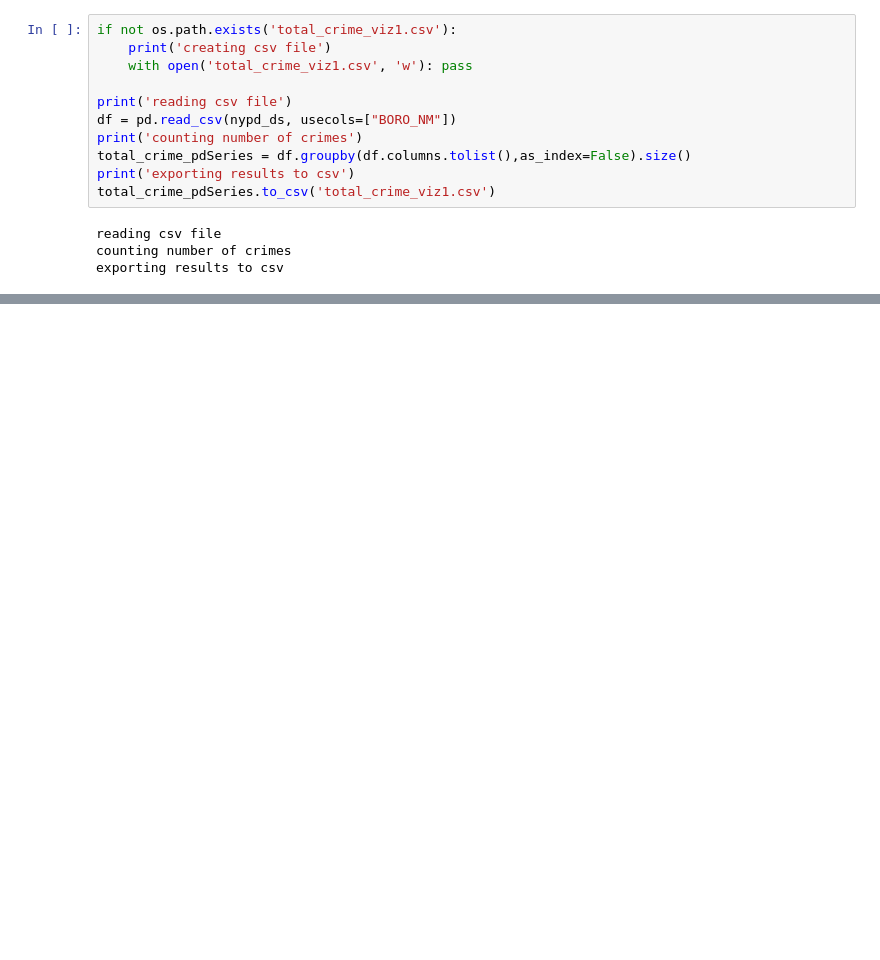
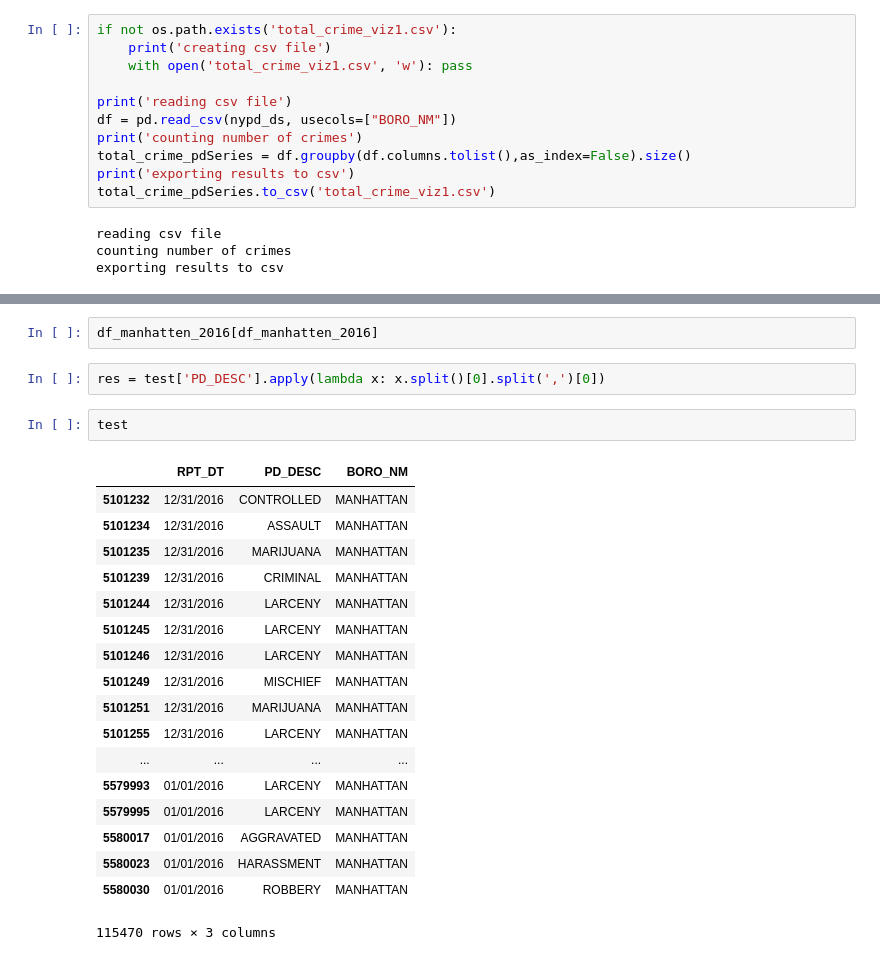
Before and after one commit to Opstrup/02806-social-data-analysis-and-vis, a Jupyter notebook: week-5/nypd_preprocessing.ipynb, the cells around one changed output, grey strips where cells are left out. Saved outputs shown, nothing was run; the diff lists cells and outputs as text; blank space fills up the shorter version.

```diff
--- a/week-5/nypd_preprocessing.ipynb
+++ b/week-5/nypd_preprocessing.ipynb
@@ -61,0 +103,25 @@ exporting results to csv
+# %%
+df_manhatten_2016[df_manhatten_2016]
+# %%
+res = test['PD_DESC'].apply(lambda x: x.split()[0].split(',')[0])
+# %%
+test
+# %% [output]
+|  | RPT_DT | PD_DESC | BORO_NM |
+| 5101232 | 12/31/2016 | CONTROLLED | MANHATTAN |
+| 5101234 | 12/31/2016 | ASSAULT | MANHATTAN |
+| 5101235 | 12/31/2016 | MARIJUANA | MANHATTAN |
+| 5101239 | 12/31/2016 | CRIMINAL | MANHATTAN |
+| 5101244 | 12/31/2016 | LARCENY | MANHATTAN |
+| 5101245 | 12/31/2016 | LARCENY | MANHATTAN |
+| 5101246 | 12/31/2016 | LARCENY | MANHATTAN |
+| 5101249 | 12/31/2016 | MISCHIEF | MANHATTAN |
+| 5101251 | 12/31/2016 | MARIJUANA | MANHATTAN |
+| 5101255 | 12/31/2016 | LARCENY | MANHATTAN |
+| ... | ... | ... | ... |
+| 5579993 | 01/01/2016 | LARCENY | MANHATTAN |
+| 5579995 | 01/01/2016 | LARCENY | MANHATTAN |
+| 5580017 | 01/01/2016 | AGGRAVATED | MANHATTAN |
+| 5580023 | 01/01/2016 | HARASSMENT | MANHATTAN |
+| 5580030 | 01/01/2016 | ROBBERY | MANHATTAN |
+115470 rows × 3 columns
```
Also changed, not shown: parts of 9 cells of this notebook, 4 other files.
